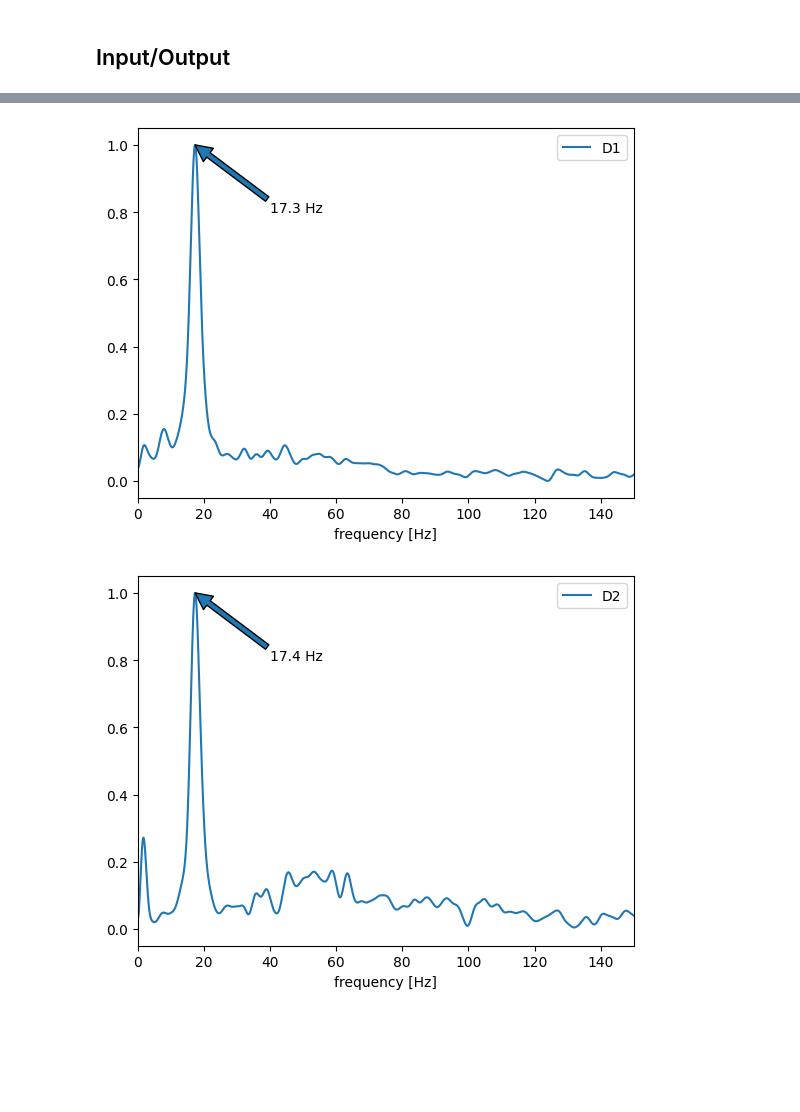
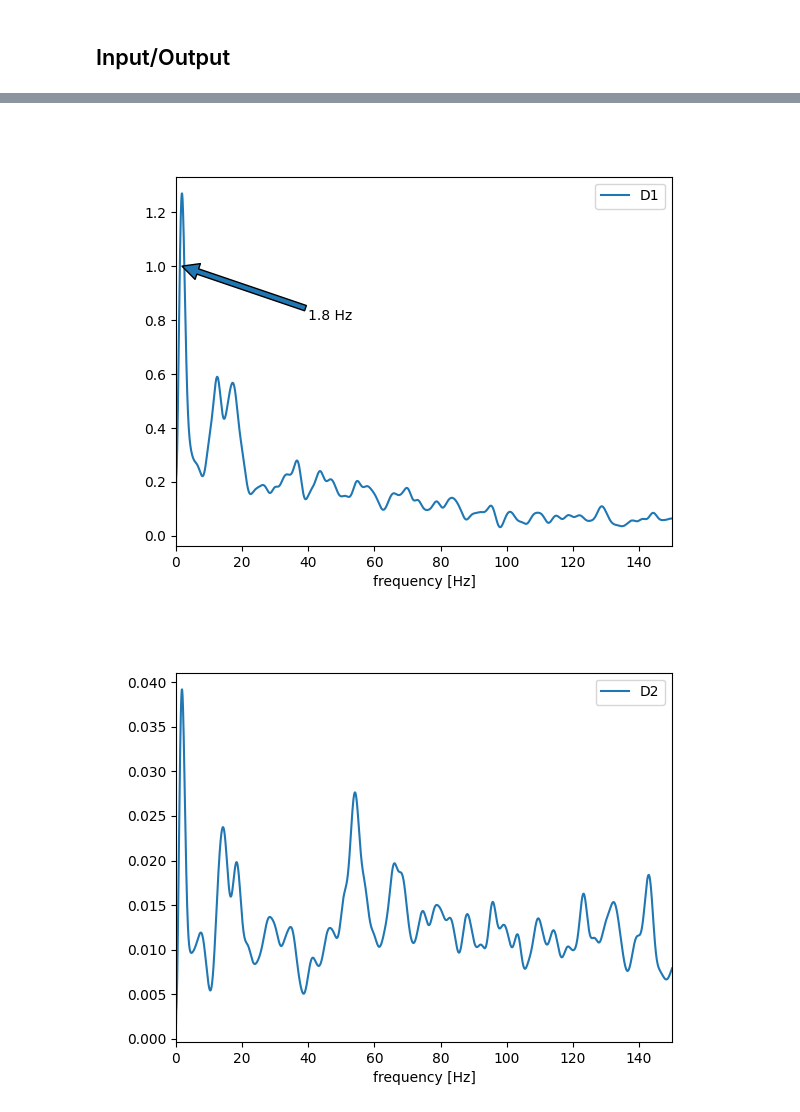
Before and after one commit to djanloo/quilt, a Jupyter notebook: basal_ganglia.ipynb, the cells around one changed output, grey strips where cells are left out. Drawn from its saved outputs; the diff is of its cells as text; code cells hidden in the pictures; blank space fills up the shorter version.

```diff
--- a/basal_ganglia.ipynb
+++ b/basal_ganglia.ipynb
@@ -46,10 +37,10 @@ for population in sn.populations.values():
     population.monitorize_spikes()
 # sn.populations[pop_state_monitorized].monitorize_states()
 # %%
-poisson_rescale = 1.0
+poisson_rescale = 0.8
 poisson_inputs = dict(STN   = [500, 0.25],
                       GPeTA = [170, 0.15],
-                      GPeTI = [1530*0.25, 0.25 ],
+                      GPeTI = [1530, 0.25 ],
                       FSN   = [944.4, 0.5],
                       SNR   = [600, 0.55]
                     )
@@ -60,8 +51,8 @@ for pi in poisson_inputs.values():
 for pop in poisson_inputs:
     sn.populations[pop].add_poisson_spike_injector(*poisson_inputs[pop])
 
-sn.populations["D1"].add_poisson_spike_injector(poisson_rescale * 1120, 0.45)
-sn.populations["D2"].add_poisson_spike_injector(poisson_rescale * 972.927, 0.45)
+sn.populations["D1"].add_poisson_spike_injector(1120, 0.45 * poisson_rescale)
+sn.populations["D2"].add_poisson_spike_injector(972.927, 0.45 * poisson_rescale)
 # %%
-sn.run(dt=0.1, time=8000)
+sn.run(dt=0.1, time=5000)
 # %% [output]
@@ -116,36 +107,41 @@ Mean firing rate SNR:   0.0 Hz
 # %%
 from numpy.fft import fft, fftfreq
 from scipy.signal import welch
 from sklearn.preprocessing import MinMaxScaler
 from neurodsp.filt import filter_signal
 
 fig, ax = plt.subplots()
 scaler = MinMaxScaler()
 
 burn_in = 200
 
+def bandpass(data: np.ndarray, edges: list[float], sample_rate: float, poles: int = 5):
+    sos = butter(poles, edges, 'bandpass', fs=sample_rate, output='sos')
+    filtered_data = sosfiltfilt(sos, data)
+    return filtered_data
+
 for pop in sn.populations.keys():
     signal = binned_signals[pop][burn_in:]
-    # signal = butter_bandpass_filter(signal, 0.2, 80, 1000, order=4)
-    # fig, ax = plt.subplots()
+    # signal = bandpass(signal, [2, 150], 1000)
+    fig, ax = plt.subplots()
     f, PSD = welch(signal,
                    1000,
                    nperseg=500,
                    noverlap=250,
                    nfft=30000,#None,
                    scaling='density',
                    window='hamming')
     # print(PSD)
-    plt.plot(f, scaler.fit_transform(PSD[:, None]).squeeze(), label=pop)
-    # plt.plot(f, PSD, label=pop)
+    # plt.plot(f, scaler.fit_transform(PSD[:, None]).squeeze(), label=pop)
+    plt.plot(f, PSD, label=pop)
     plt.annotate(f"{f[np.argmax(PSD)]:.1f} Hz", xy=(f[np.argmax(PSD)], 1), xytext= (40, 0.8), arrowprops=dict())
     plt.legend()
     plt.xlim(0,150)
     plt.xlabel("frequency [Hz]")
 
     plt.show()
     # break
 # plt.xlim([0,50]);
 # %% [output]
-[figure, old version]
+[figure, new version]
-[figure, old version]
+[figure, new version]
```
Also changed, not shown: parts of 15 cells of this notebook, 2 other files.
